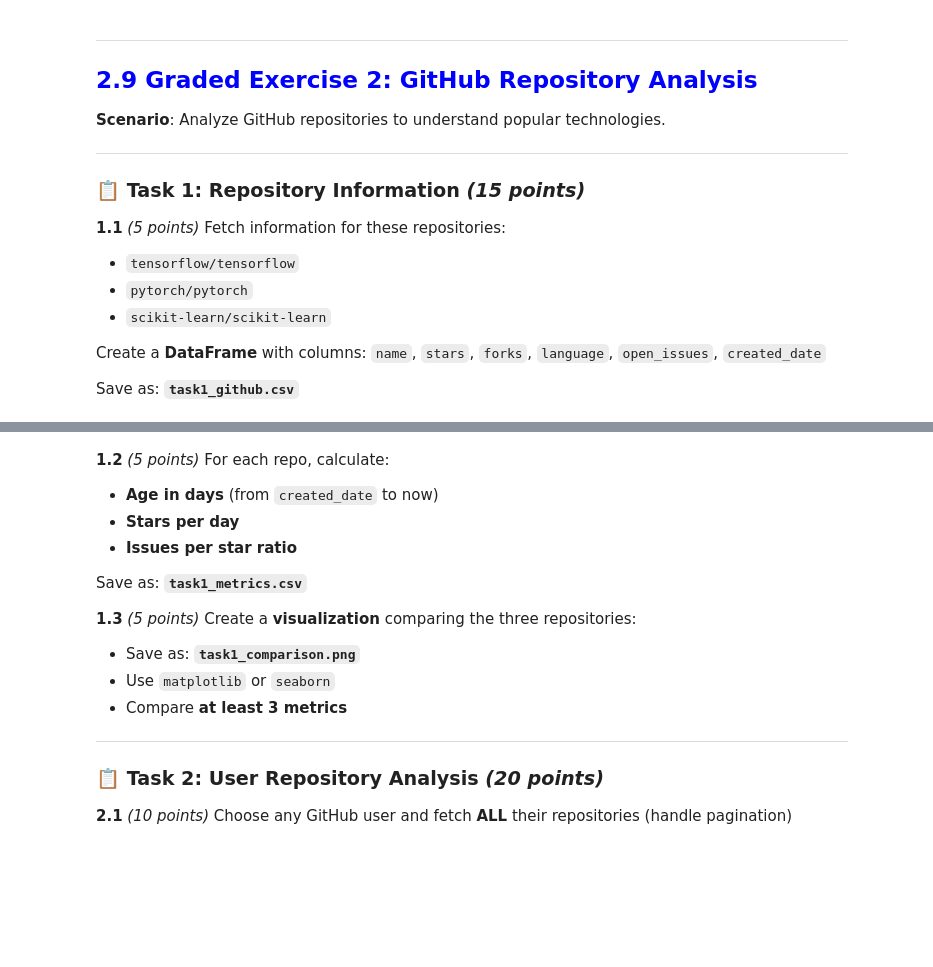
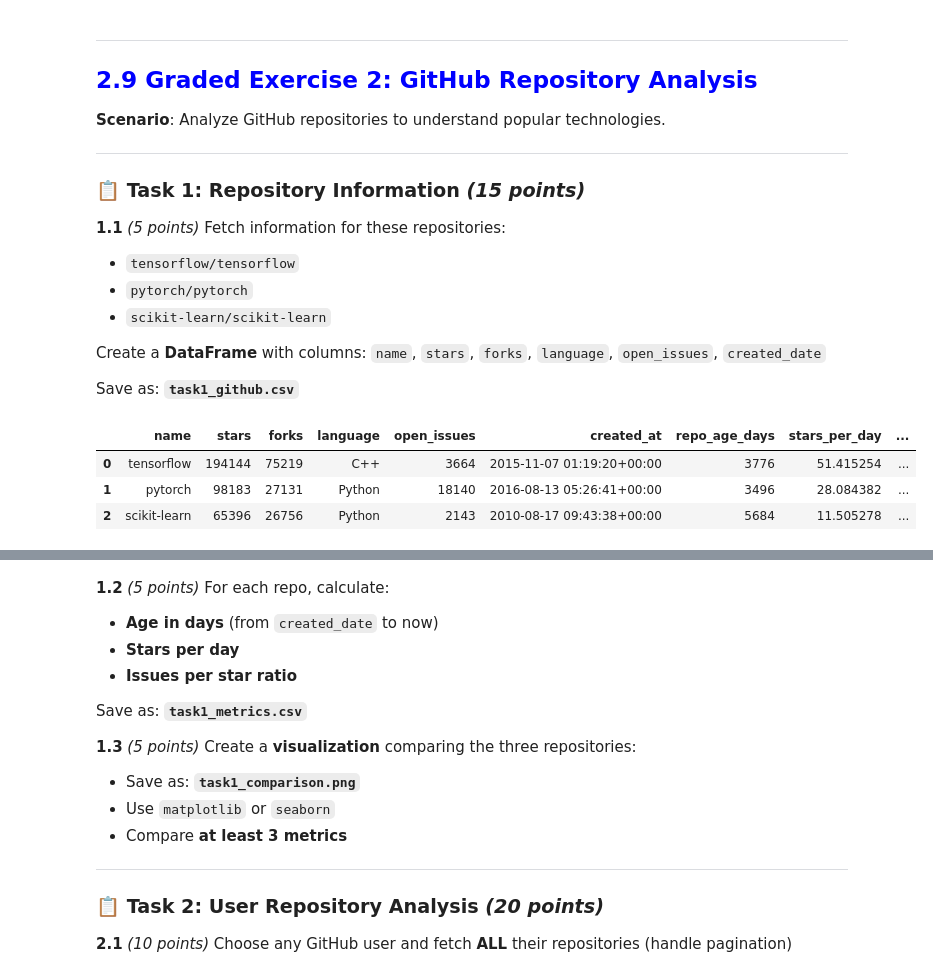
Before and after one commit to Rawan227/Data-Science-Labs, a Jupyter notebook: Lab03 - Data Acquisition/notebooks/Part2_REST_API.ipynb, the cells around one changed output, grey strips where cells are left out. Saved outputs shown, nothing was run; the diff lists cells and outputs as text; code cells hidden in the pictures; blank space fills up the shorter version.

```diff
--- a/Lab03 - Data Acquisition/notebooks/Part2_REST_API.ipynb
+++ b/Lab03 - Data Acquisition/notebooks/Part2_REST_API.ipynb
@@ -920,0 +957,18 @@ def task1_fetch_repos():
+# %%
+#task 1.2
+def get_repos_metrics(df):
+    df["created_at"] = pd.to_datetime(df["created_at"])
+    now=pd.Timestamp.utcnow()
+    df["repo_age_days"] = ( now - df["created_at"]).dt.days
+    df["stars_per_day"] = df["stars"] / df["repo_age_days"]
+    df["issues_per_star_ratio"] = df["open_issues"] / df["stars"]
+
+    df.to_csv(os.path.join(output_folder, 'task1_metrics.csv'), index=False)
+
+get_repos_metrics(df)
+df.head()
+# %% [output]
+|  | name | stars | forks | language | open_issues | created_at | repo_age_days | stars_per_day | ... |
+| 0 | tensorflow | 194144 | 75219 | C++ | 3664 | 2015-11-07 01:19:20+00:00 | 3776 | 51.415254 | ... |
+| 1 | pytorch | 98183 | 27131 | Python | 18140 | 2016-08-13 05:26:41+00:00 | 3496 | 28.084382 | ... |
+| 2 | scikit-learn | 65396 | 26756 | Python | 2143 | 2010-08-17 09:43:38+00:00 | 5684 | 11.505278 | ... |
```
Also changed, not shown: parts of 12 cells of this notebook, 19 other files.
